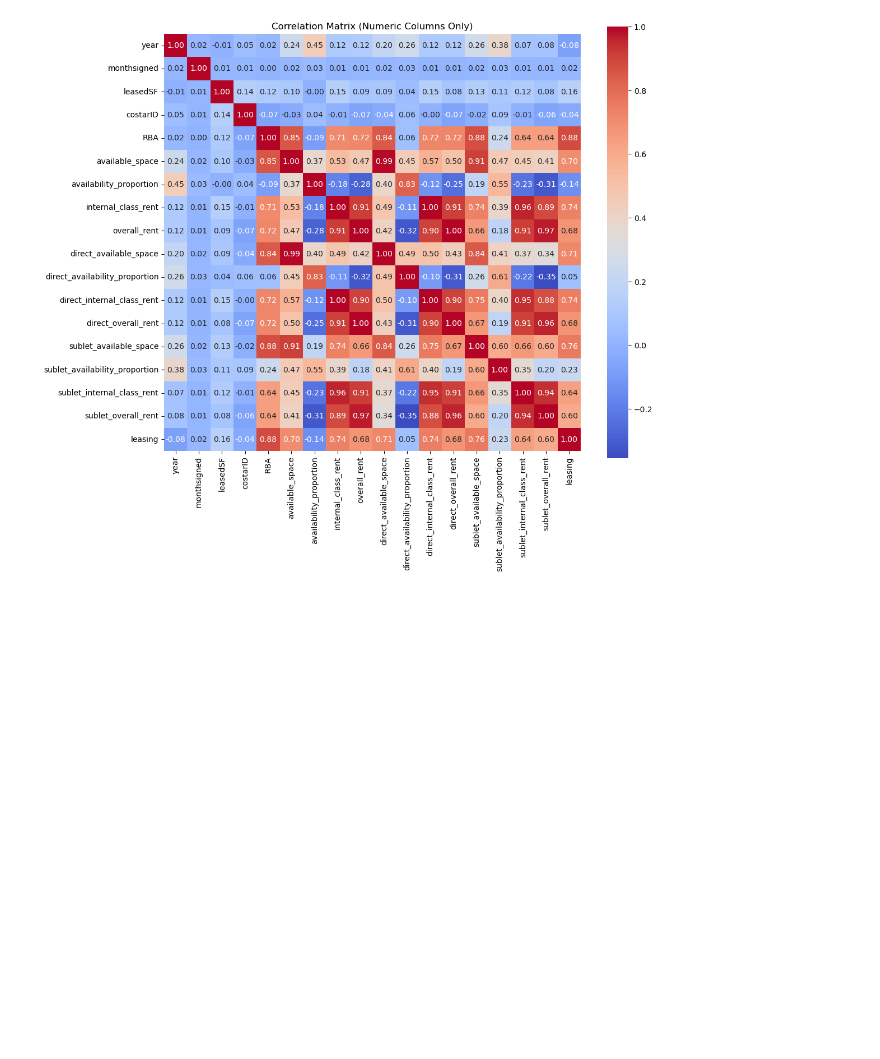
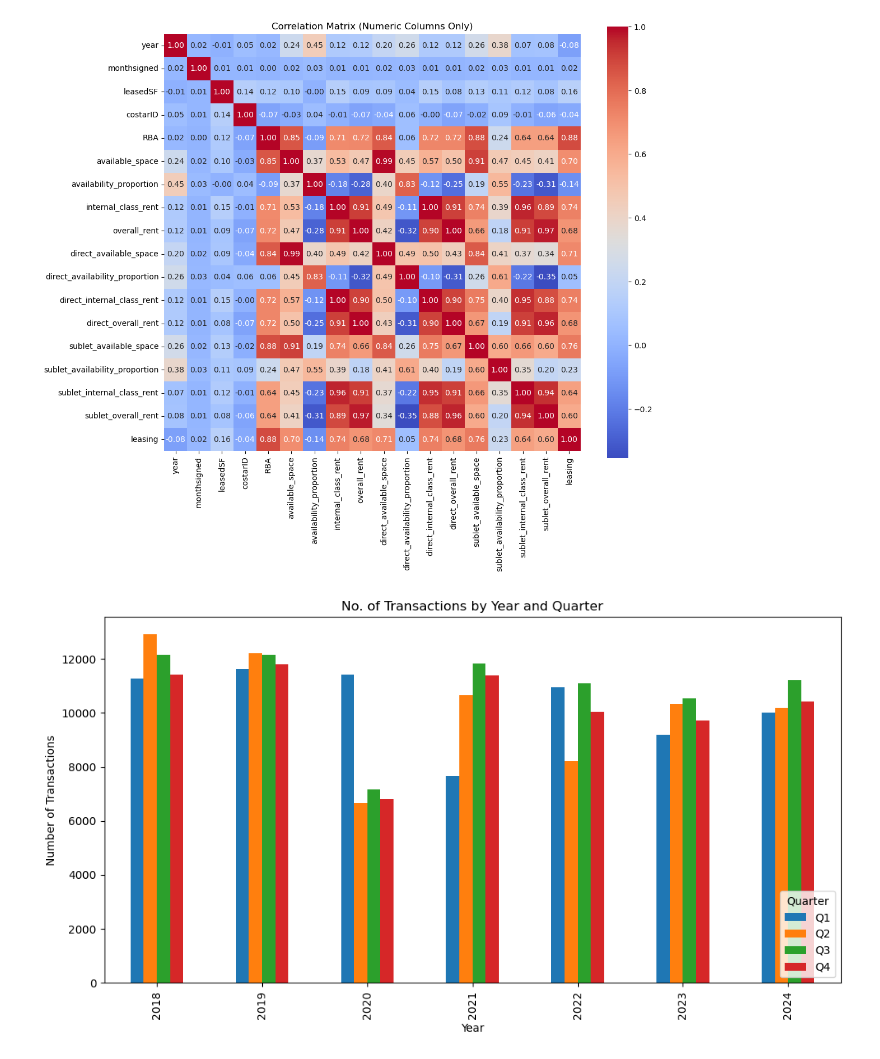
Before and after one commit to Gimmick12-DYY/Duke-Datafest2025, a Jupyter notebook: MainLab.ipynb, the cells around one changed output. Saved outputs shown, nothing was run; the diff lists cells and outputs as text; code cells hidden in the pictures; blank space fills up the shorter version.

Commit message:
Visualizations

```diff
--- a/MainLab.ipynb
+++ b/MainLab.ipynb
@@ -219,3 +219,22 @@ plt.title("Correlation Matrix (Numeric Columns Only)")
 plt.show()
 # %% [output]
 [figure]
+# %%
+grouped_counts = main_without_majorMarketInfo2018_drop.groupby(['year', 'quarter']).size()
+
+# 2. Unstack so that quarters become columns and years remain the index
+grouped_counts = grouped_counts.unstack('quarter')
+# Now, grouped_counts has years on the rows and quarters on the columns
+
+# 3. Create a bar plot with years on the x-axis and quarters in different colors
+ax = grouped_counts.plot(kind='bar', figsize=(12, 6))
+# 4. Label the axes and add a title
+ax.set_xlabel('Year')
+ax.set_ylabel('Number of Transactions')
+ax.set_title('No. of Transactions by Year and Quarter')
+
+# 5. Show the legend and plot
+plt.legend(title='Quarter', loc = 'lower right')
+plt.show()
+# %% [output]
+[figure, added]
```
